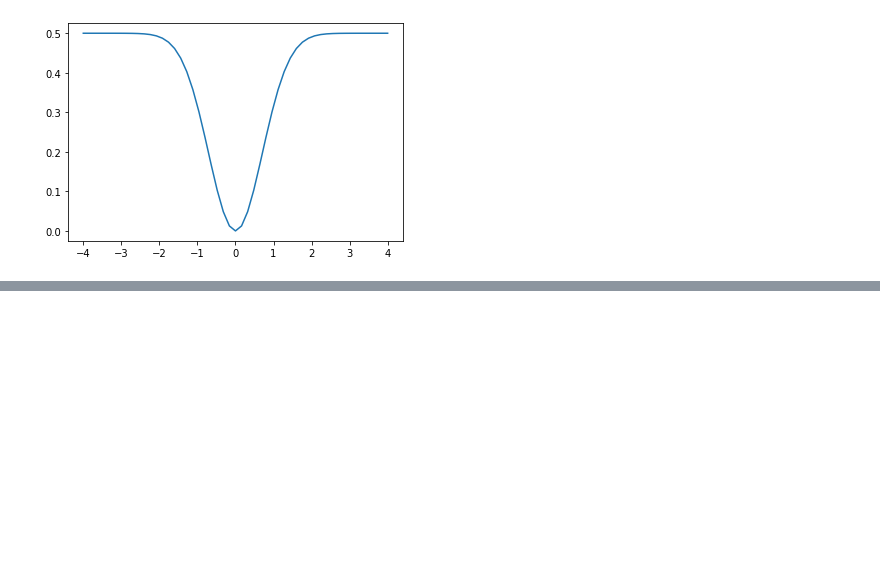
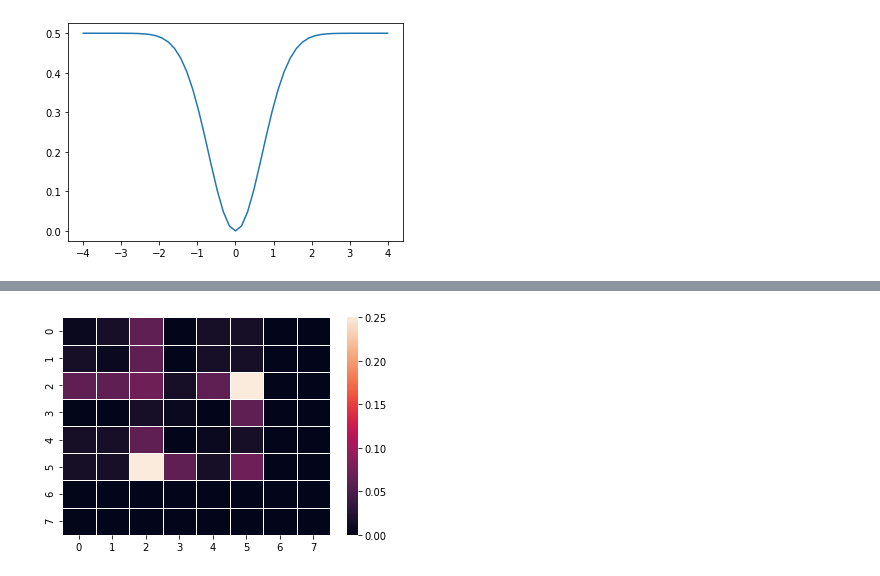
Before and after one commit to CodieKev/Simulation_of_a_Quantum-Photonic_Processor, a Jupyter notebook: time_delay_unit_cell_18_1.ipynb, the cells around one changed output, grey strips where cells are left out. Cells and saved outputs as stored; diff of their text form; code cells hidden in the pictures; blank space fills up the shorter version.

```diff
--- a/time_delay_unit_cell_18_1.ipynb
+++ b/time_delay_unit_cell_18_1.ipynb
@@ -242,0 +401,5 @@ plt.plot(Tim, p123)
+# %%
+ax = sns.heatmap(heatmap_data, linewidth=0.5)
+plt.show()
+# %% [output]
+[figure, added]
```
Also changed, not shown: parts of 16 cells of this notebook.
